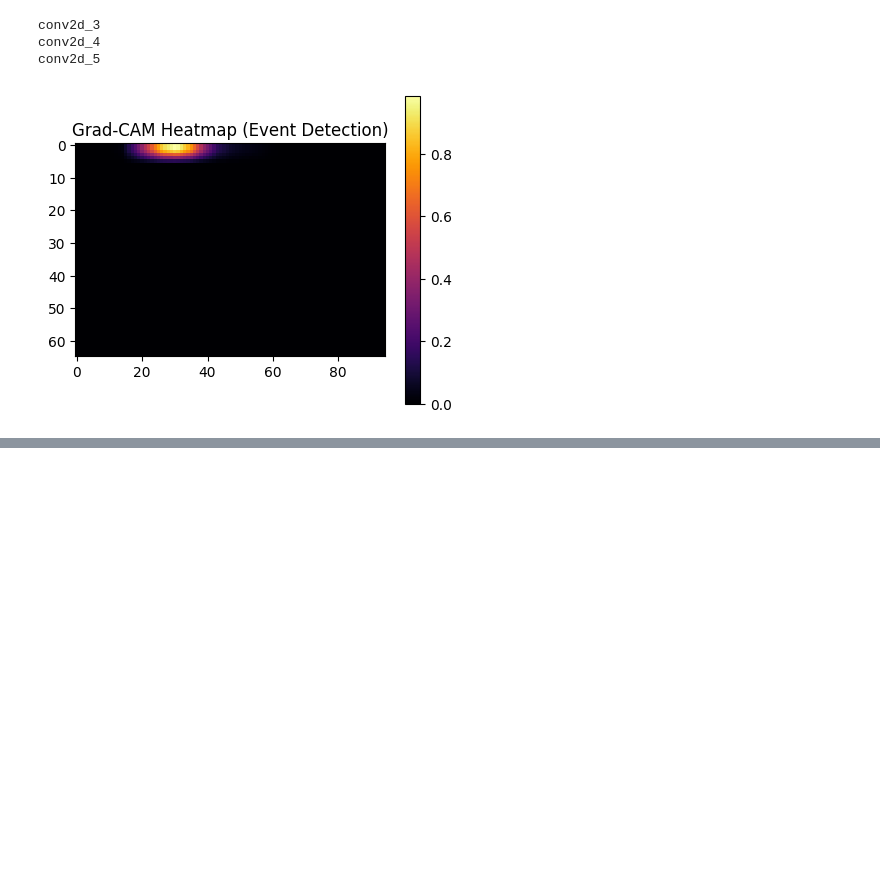
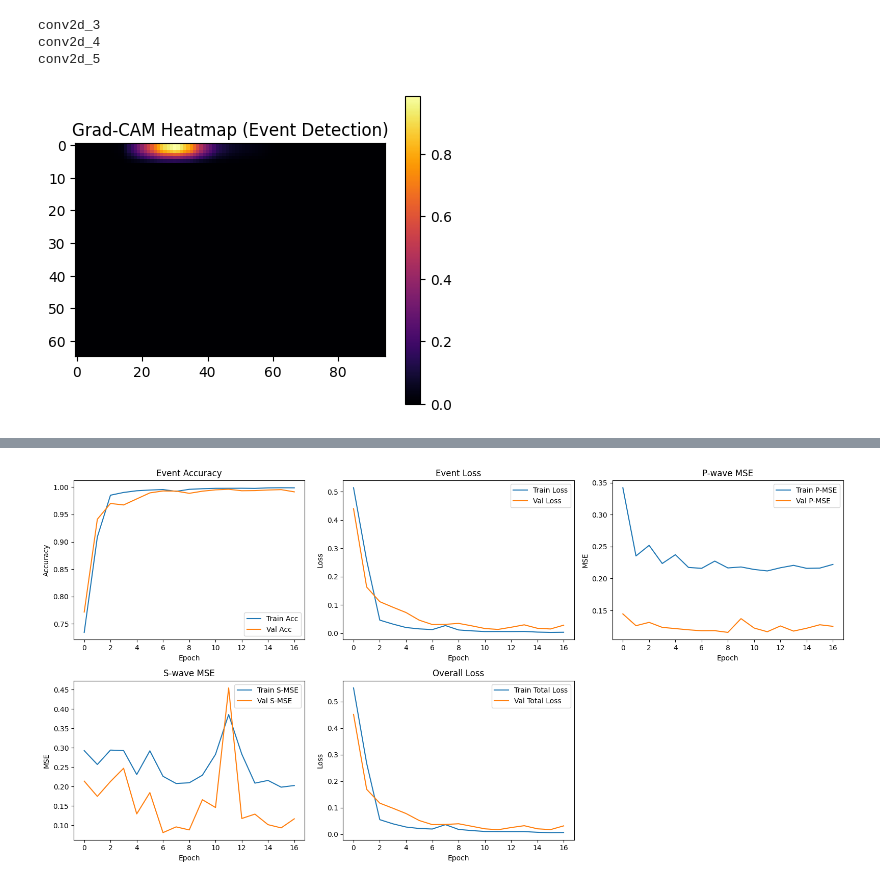
Before and after one commit to Shadabkhan2004/Earthquake-Detection, a Jupyter notebook: notebooks/mtl.ipynb, the cells around one changed output, grey strips where cells are left out. Saved outputs shown, nothing was run; the diff lists cells and outputs as text; code cells hidden in the pictures; blank space fills up the shorter version.

Commit message:
Update model and README.md

```diff
--- a/notebooks/mtl.ipynb
+++ b/notebooks/mtl.ipynb
@@ -823,0 +945,15 @@ plt.show()
+# %%
+from tensorflow.keras import callbacks
+
+early_stop = callbacks.EarlyStopping(
+    monitor='val_loss',
+    patience=5,
+    restore_best_weights=True
+)
+# %%
+history_cnn_lstm_multi_model_fixedmask = cnn_lstm_multi_model_fixedmask.fit(
+    train_ds,
+    validation_data=val_ds,
+    epochs=50,
+    callbacks=[early_stop]
+)
@@ -823,0 +1001,57 @@ plt.show()
+# %%
+import matplotlib.pyplot as plt
+
+history = history_cnn_lstm_multi_model_fixedmask.history
+epochs_ran = len(history['loss'])
+
+plt.figure(figsize=(16,8))
+
+# 1. Event classification accuracy
+plt.subplot(2,3,1)
+plt.plot(history['event_output_accuracy'], label='Train Acc')
+plt.plot(history['val_event_output_accuracy'], label='Val Acc')
+plt.title('Event Accuracy')
+plt.xlabel('Epoch')
+plt.ylabel('Accuracy')
+plt.legend()
+
+# 2. Event classification loss
+plt.subplot(2,3,2)
+plt.plot(history['event_output_loss'], label='Train Loss')
+plt.plot(history['val_event_output_loss'], label='Val Loss')
+plt.title('Event Loss')
+plt.xlabel('Epoch')
+plt.ylabel('Loss')
+plt.legend()
+
+# 3. P-wave MSE
+plt.subplot(2,3,3)
+plt.plot(history['p_output_mse'], label='Train P-MSE')
+plt.plot(history['val_p_output_mse'], label='Val P-MSE')
+plt.title('P-wave MSE')
+plt.xlabel('Epoch')
+plt.ylabel('MSE')
+plt.legend()
+
+# 4. S-wave MSE
+plt.subplot(2,3,4)
+plt.plot(history['s_output_mse'], label='Train S-MSE')
+plt.plot(history['val_s_output_mse'], label='Val S-MSE')
+plt.title('S-wave MSE')
+plt.xlabel('Epoch')
+plt.ylabel('MSE')
+plt.legend()
+
+# 5. Overall model loss
+plt.subplot(2,3,5)
+plt.plot(history['loss'], label='Train Total Loss')
+plt.plot(history['val_loss'], label='Val Total Loss')
+plt.title('Overall Loss')
+plt.xlabel('Epoch')
+plt.ylabel('Loss')
+plt.legend()
+
+plt.tight_layout()
+plt.show()
+# %% [output]
+[figure, added]
```
Also changed, not shown: parts of 24 cells of this notebook, 7 other files.
